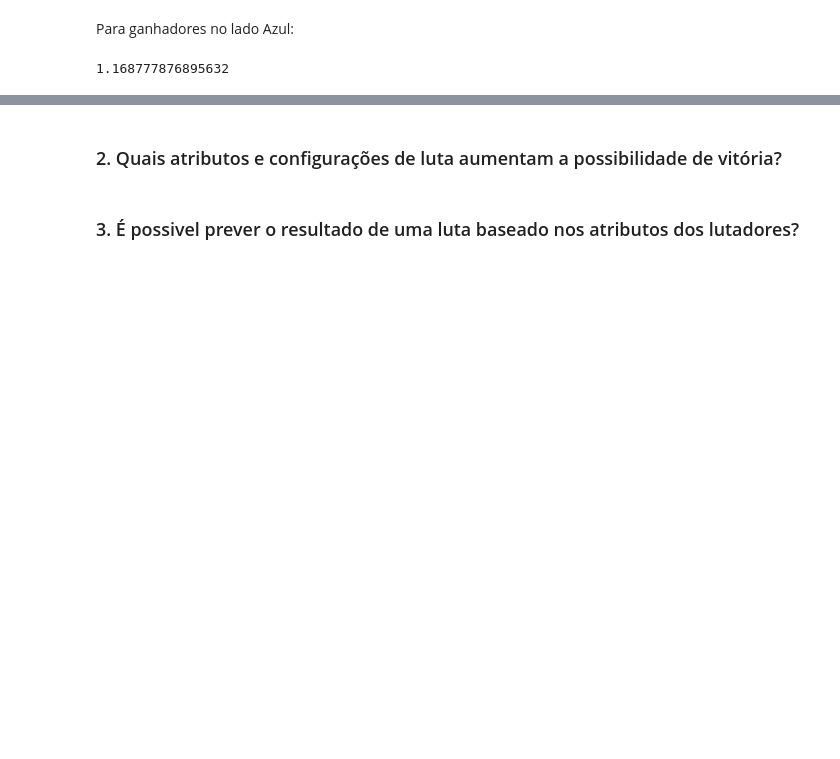
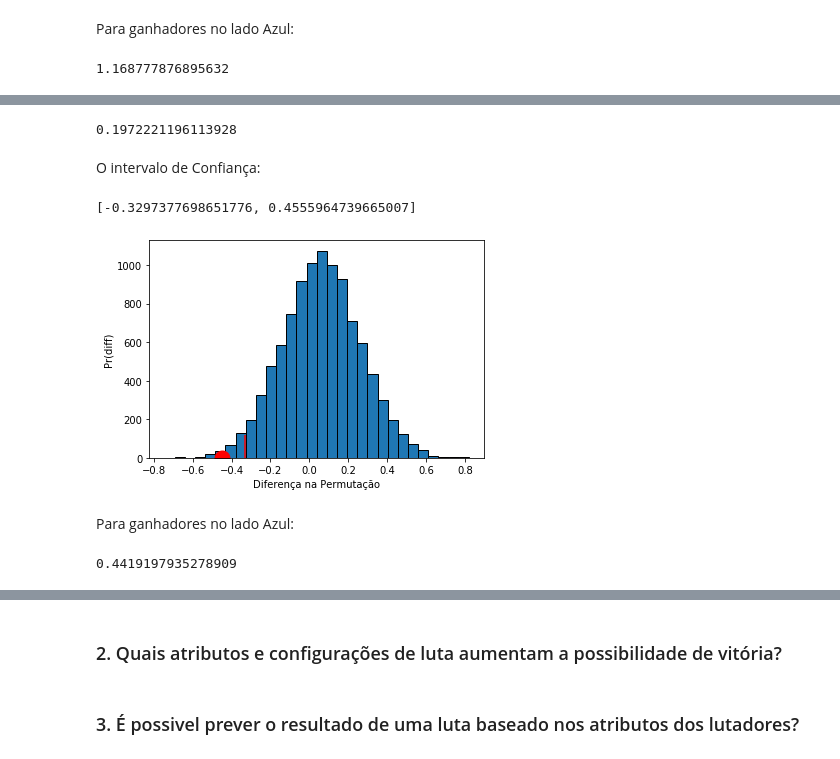
Before and after one commit to Marcos30004347/ICD_Analise_UFC, a Jupyter notebook: Untitled.ipynb, the cells around one changed output, grey strips where cells are left out. Drawn from its saved outputs; the diff is of its cells as text; code cells hidden in the pictures; blank space fills up the shorter version.

```diff
--- a/Untitled.ipynb
+++ b/Untitled.ipynb
@@ -99,0 +107,3 @@ Podemos observar, pelo nosso Teste de Permutação, que os valores observados es
+# %%
+WeigthData = data[data["weight_class"] == "Middleweight"]
+WeigthData.head()
@@ -99,0 +117,36 @@ Podemos observar, pelo nosso Teste de Permutação, que os valores observados es
+# %%
+filtro = WeigthData["Winner"] == "Red"
+valor_observado = WeigthData[filtro]["R_age"].mean() - WeigthData[~filtro]["B_age"].mean()
+valor_observado
+# %% [output]
+0.1972221196113928
+# %%
+N = 10000
+diferencas = np.zeros(N)
+for i in range(N):
+    np.random.shuffle(filtro.values)
+    diff = WeigthData[filtro]["R_age"].mean() - WeigthData[~filtro]["B_age"].mean()
+    diferencas[i] = diff
+# %% [markdown]
+O intervalo de Confiança:
+# %%
+[np.percentile(diferencas, 2.5),np.percentile(diferencas, 97.5)]
+# %% [output]
+[-0.3297377698651776, 0.4555964739665007]
+# %%
+plt.xlabel('Diferença na Permutação')
+plt.ylabel('Pr(diff)')
+plt.plot([valor_observado], [0], 'ro', ms=15)
+plt.hist(diferencas, bins=30, edgecolor='k')
+plt.vlines(np.percentile(diferencas, 2.5), 0 , 120, color="red")
+plt.show()
+# %% [output]
+[figure, added]
+# %% [markdown]
+Para ganhadores no lado Azul:
+# %%
+filtro = WeigthData["Winner"] == "Blue"
+valor_observado = WeigthData[filtro]["B_age"].mean() - WeigthData[~filtro]["R_age"].mean()
+valor_observado
+# %% [output]
+0.4419197935278909
```
Also changed, not shown: parts of 37 cells of this notebook, 1 other file.
